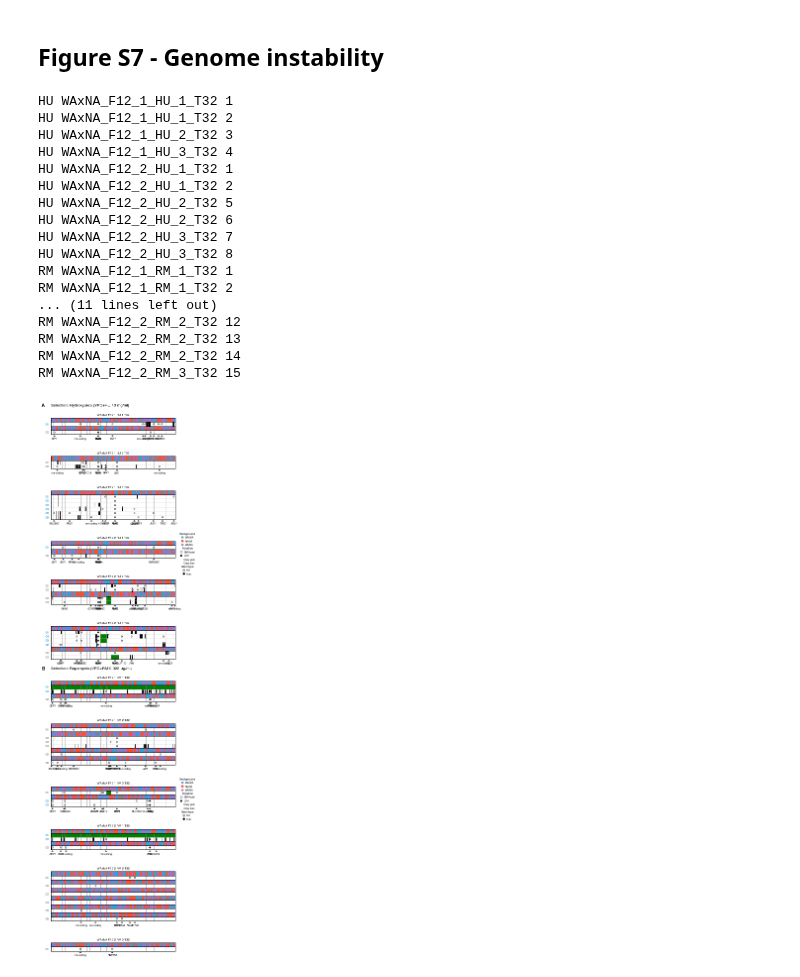
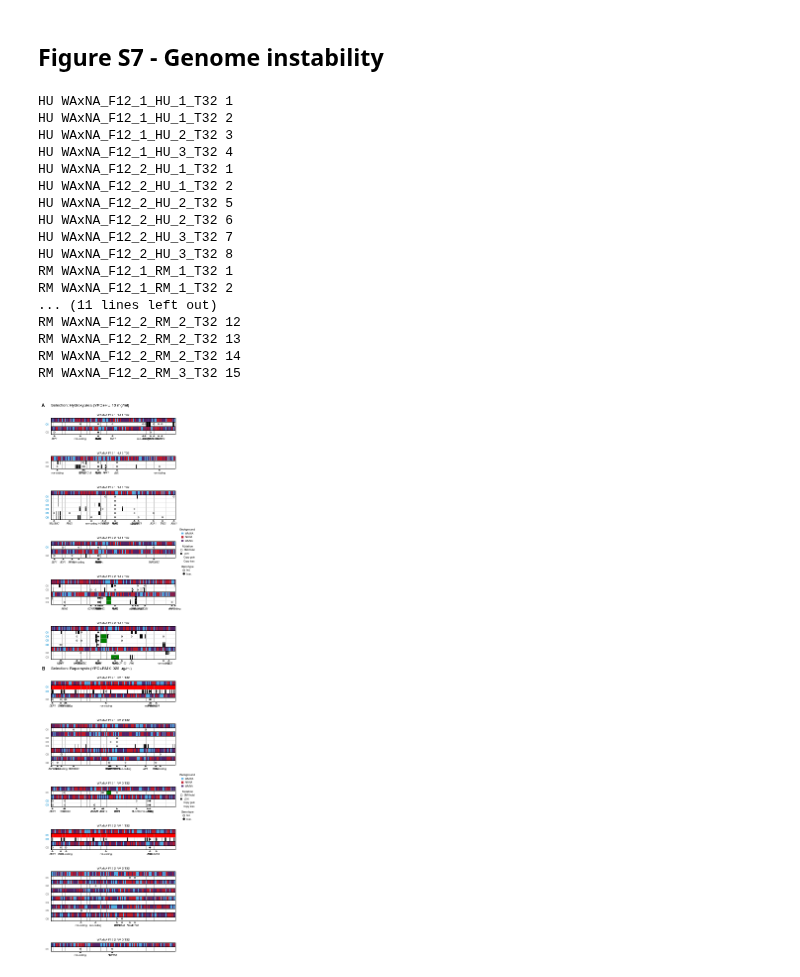
Before and after one commit to ivazquez/clonal-heterogeneity, a Jupyter notebook: src/figure3.ipynb, the cells around one changed output. Cells and saved outputs as stored; diff of their text form; code cells hidden in the pictures.

```diff
--- a/src/figure3.ipynb
+++ b/src/figure3.ipynb
@@ -475,13 +483,13 @@ for ii, ((e,p), sdf) in enumerate(seq_dn_df.groupby(level=['selection','populati
         data = gc.values
         data = np.ma.masked_array(data, data==2)
 
-        cmap = mpl.colors.ListedColormap(['g','w','g'])
+        cmap = mpl.colors.ListedColormap(['r','w','g'])
         hatches = ['x','','/']
         bounds = [1,2,3]
         norm = mpl.colors.BoundaryNorm(bounds, cmap.N)
 
         plot.heatmap(np.r_[x, x.max()+1], np.r_[y, y.max()+1], data,
-                     ax2, '', '', '', [], [], cmap=cmap, hatch=hatches, vmin=1, vmax=3)
+                     ax2, '', '', '', [], [], cmap=cmap, vmin=1, vmax=3)
 
         # de novo mutations
         indexer = [slice(None)]*len(jdf.index.names)
@@ -574,7 +582,7 @@ for k, xy in zip([('HU','WAxNA_F12_2_HU_1_T32'),('RM','WAxNA_F12_1_RM_3_T32')],[
     hom_artist = patches.Rectangle((0,0), width=1, height=1, color=config.dict_background['color']['NA/NA'])
 
     leg1 = ax3.legend([wt_artist,hom_artist,het_artist], ['WA/WA','NA/NA','WA/NA'],
-                      bbox_to_anchor=(1.1, 1.5), ncol=1,
+                      bbox_to_anchor=(1.1, 2.5), ncol=1,
                       frameon=False, loc='center',
                       borderaxespad=0, handlelength=0.75,
                       title='Background', prop={'size':5})
@@ -588,7 +596,7 @@ for k, xy in zip([('HU','WAxNA_F12_2_HU_1_T32'),('RM','WAxNA_F12_1_RM_3_T32')],[
 
     leg2 = ax4.legend([snp_indel_artist,loh_artist,cn_gain_artist,cn_loss_artist],
                       ['SNP/indel','LOH','Copy gain','Copy loss'],
-                      bbox_to_anchor=(1.1, -0.5), ncol=1,
+                      bbox_to_anchor=(1.1, 0.0), ncol=1,
                       frameon=False, loc='center',
                       borderaxespad=0, handlelength=0.75,
                       title='Mutation', prop={'size':5})
@@ -610,31 +618,31 @@ for k, xy in zip([('HU','WAxNA_F12_2_HU_1_T32'),('RM','WAxNA_F12_1_RM_3_T32')],[
         plt.setp(leg.get_title(),fontsize=6)
 
 # axes limits
 for ax in fig.get_axes():
     ax.xaxis.label.set_size(6)
     ax.yaxis.label.set_size(6)
     ax.tick_params(axis='both', which='major', size=2, labelsize=6)
     ax.tick_params(axis='both', which='minor', size=1, labelsize=4)
 
 fig.savefig(dir_supp+'figures/supp_figure_seq_loh/supp_figure_seq_loh.png', dpi=300, bbox_inches='tight')
 fig.savefig(dir_supp+'figures/supp_figure_seq_loh/supp_figure_seq_loh.svg', dpi=300, bbox_inches='tight')
 plt.show()
 # %% [output]
 HU WAxNA_F12_1_HU_1_T32 1
 HU WAxNA_F12_1_HU_1_T32 2
 HU WAxNA_F12_1_HU_2_T32 3
 HU WAxNA_F12_1_HU_3_T32 4
 HU WAxNA_F12_2_HU_1_T32 1
 HU WAxNA_F12_2_HU_1_T32 2
 HU WAxNA_F12_2_HU_2_T32 5
 HU WAxNA_F12_2_HU_2_T32 6
 HU WAxNA_F12_2_HU_3_T32 7
 HU WAxNA_F12_2_HU_3_T32 8
 RM WAxNA_F12_1_RM_1_T32 1
 RM WAxNA_F12_1_RM_1_T32 2
 ... (11 lines left out)
 RM WAxNA_F12_2_RM_2_T32 12
 RM WAxNA_F12_2_RM_2_T32 13
 RM WAxNA_F12_2_RM_2_T32 14
 RM WAxNA_F12_2_RM_3_T32 15
-[figure, old version]
+[figure, new version]
```
Also changed, not shown: parts of 2 cells of this notebook, 7 other files.
